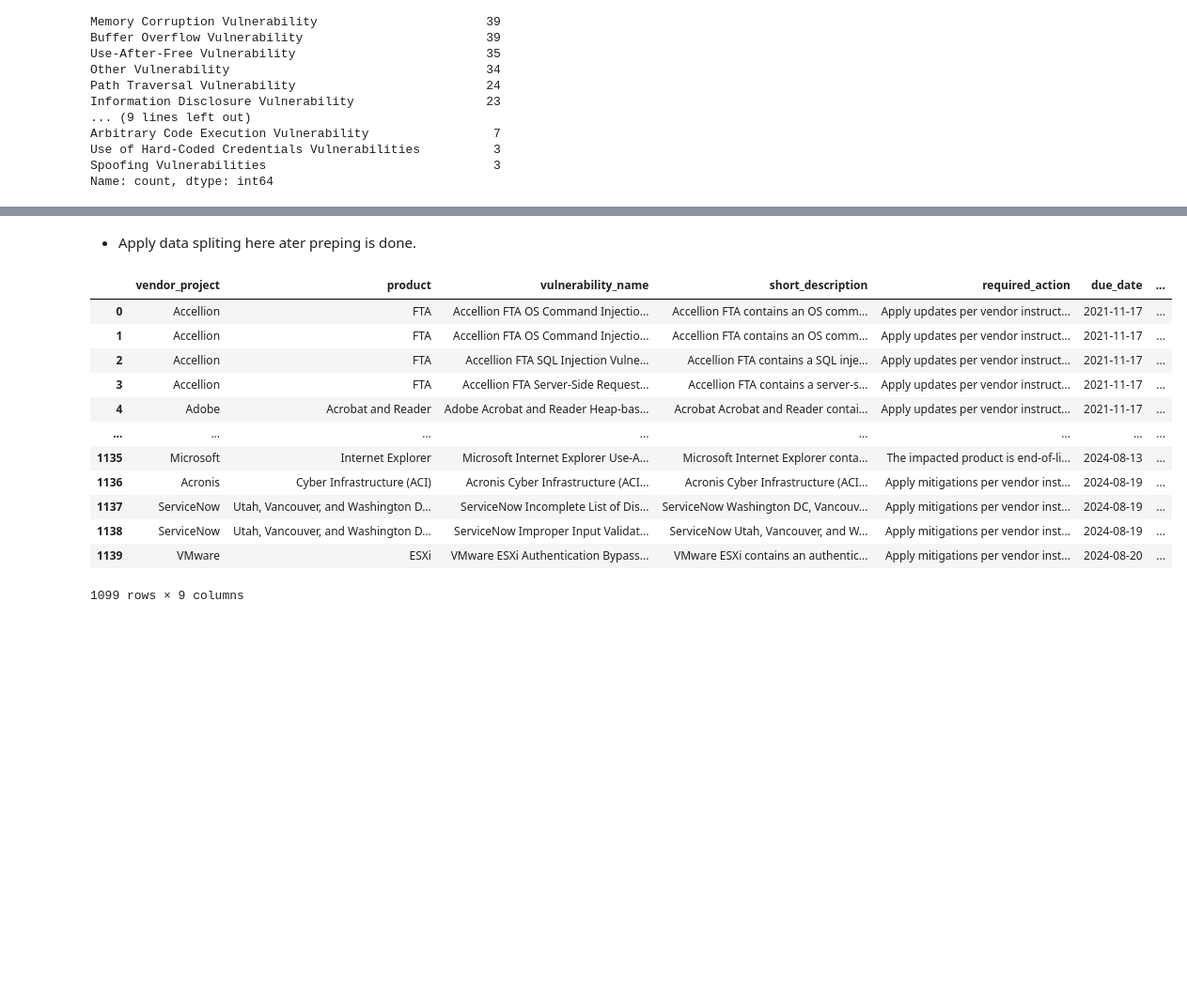
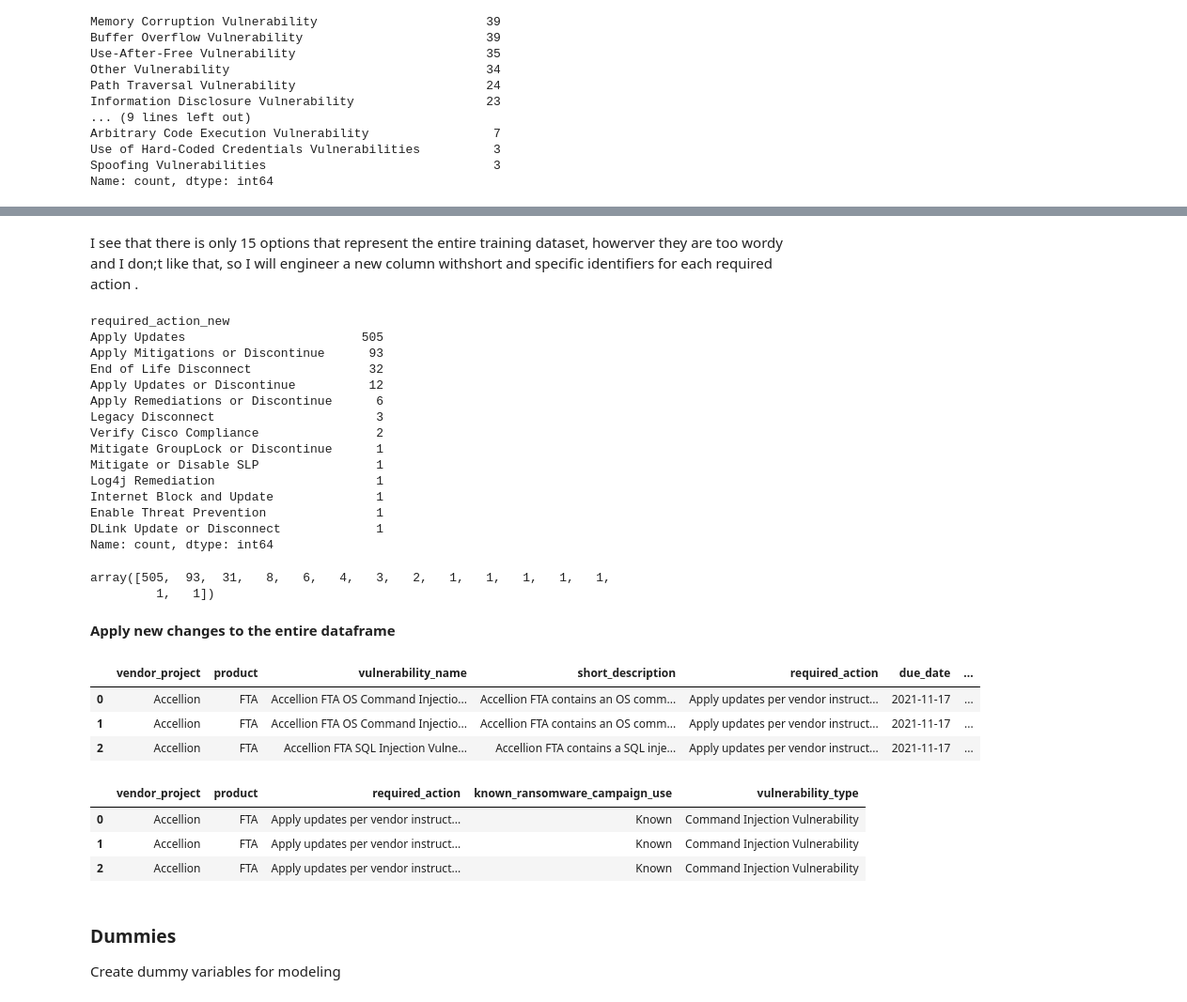
Before and after one commit to MigashaneVictoire/kev, a Jupyter notebook: wrangle.ipynb, the cells around one changed output, grey strips where cells are left out. Shown at 94% size. Drawn from its saved outputs; the diff is of its cells as text; code cells hidden in the pictures; blank space fills up the shorter version.

Commit message:
creating dummies

```diff
--- a/wrangle.ipynb
+++ b/wrangle.ipynb
@@ -364,0 +387,2 @@ Name: count, dtype: int64
+# %% [markdown]
+I see that there is only 15 options that represent the entire training dataset, howerver they are too wordy and I don;t like that, so I will engineer a new column withshort and specific identifiers for each required action .
@@ -365,18 +435,46 @@ Name: count, dtype: int64
+# %%
+feature_eng_req_actions(train).required_action_new.value_counts()
+# %% [output]
+required_action_new
+Apply Updates                        505
+Apply Mitigations or Discontinue      93
+End of Life Disconnect                32
+Apply Updates or Discontinue          12
+Apply Remediations or Discontinue      6
+Legacy Disconnect                      3
+Verify Cisco Compliance                2
+Mitigate GroupLock or Discontinue      1
+Mitigate or Disable SLP                1
+Log4j Remediation                      1
+Internet Block and Update              1
+Enable Threat Prevention               1
+DLink Update or Disconnect             1
+Name: count, dtype: int64
+# %%
+train.required_action.value_counts().values
+# %% [output]
+array([505,  93,  31,   8,   6,   4,   3,   2,   1,   1,   1,   1,   1,
+         1,   1])
 # %% [markdown]
-* Apply data spliting here ater preping is done.
+**Apply new changes to the entire dataframe**
 # %%
-feature_eng_vul_names(df)
+df = feature_eng_vul_names(df)
+df.head(3)
 # %% [output]
 |  | vendor_project | product | vulnerability_name | short_description | required_action | due_date | ... |
 | 0 | Accellion | FTA | Accellion FTA OS Command Injectio... | Accellion FTA contains an OS comm... | Apply updates per vendor instruct... | 2021-11-17 | ... |
 | 1 | Accellion | FTA | Accellion FTA OS Command Injectio... | Accellion FTA contains an OS comm... | Apply updates per vendor instruct... | 2021-11-17 | ... |
 | 2 | Accellion | FTA | Accellion FTA SQL Injection Vulne... | Accellion FTA contains a SQL inje... | Apply updates per vendor instruct... | 2021-11-17 | ... |
-| 3 | Accellion | FTA | Accellion FTA Server-Side Request... | Accellion FTA contains a server-s... | Apply updates per vendor instruct... | 2021-11-17 | ... |
-| 4 | Adobe | Acrobat and Reader | Adobe Acrobat and Reader Heap-bas... | Acrobat Acrobat and Reader contai... | Apply updates per vendor instruct... | 2021-11-17 | ... |
-| ... | ... | ... | ... | ... | ... | ... | ... |
-| 1135 | Microsoft | Internet Explorer | Microsoft Internet Explorer Use-A... | Microsoft Internet Explorer conta... | The impacted product is end-of-li... | 2024-08-13 | ... |
-| 1136 | Acronis | Cyber Infrastructure (ACI) | Acronis Cyber Infrastructure (ACI... | Acronis Cyber Infrastructure (ACI... | Apply mitigations per vendor inst... | 2024-08-19 | ... |
-| 1137 | ServiceNow | Utah, Vancouver, and Washington D... | ServiceNow Incomplete List of Dis... | ServiceNow Washington DC, Vancouv... | Apply mitigations per vendor inst... | 2024-08-19 | ... |
-| 1138 | ServiceNow | Utah, Vancouver, and Washington D... | ServiceNow Improper Input Validat... | ServiceNow Utah, Vancouver, and W... | Apply mitigations per vendor inst... | 2024-08-19 | ... |
-| 1139 | VMware | ESXi | VMware ESXi Authentication Bypass... | VMware ESXi contains an authentic... | Apply mitigations per vendor inst... | 2024-08-20 | ... |
-1099 rows × 9 columns
+# %%
+# remove columns not needed
+df = df.drop(columns=["notes", "short_description", "vulnerability_name", "due_date"])
+df.head(3)
+# %% [output]
+|  | vendor_project | product | required_action | known_ransomware_campaign_use | vulnerability_type |
+| 0 | Accellion | FTA | Apply updates per vendor instruct... | Known | Command Injection Vulnerability |
+| 1 | Accellion | FTA | Apply updates per vendor instruct... | Known | Command Injection Vulnerability |
+| 2 | Accellion | FTA | Apply updates per vendor instruct... | Known | Command Injection Vulnerability |
+# %% [markdown]
+### Dummies
+
+Create dummy variables for modeling
```
Also changed, not shown: parts of 10 cells of this notebook.
